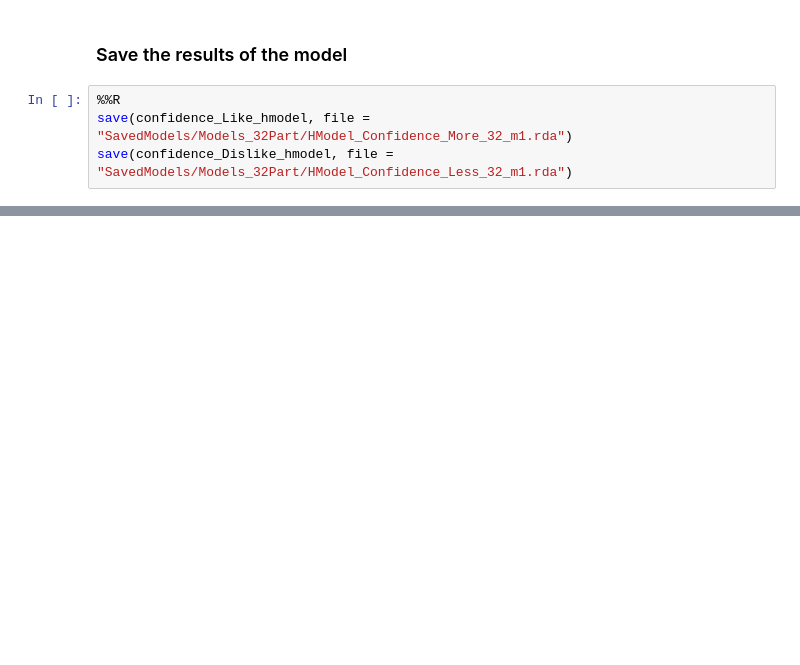
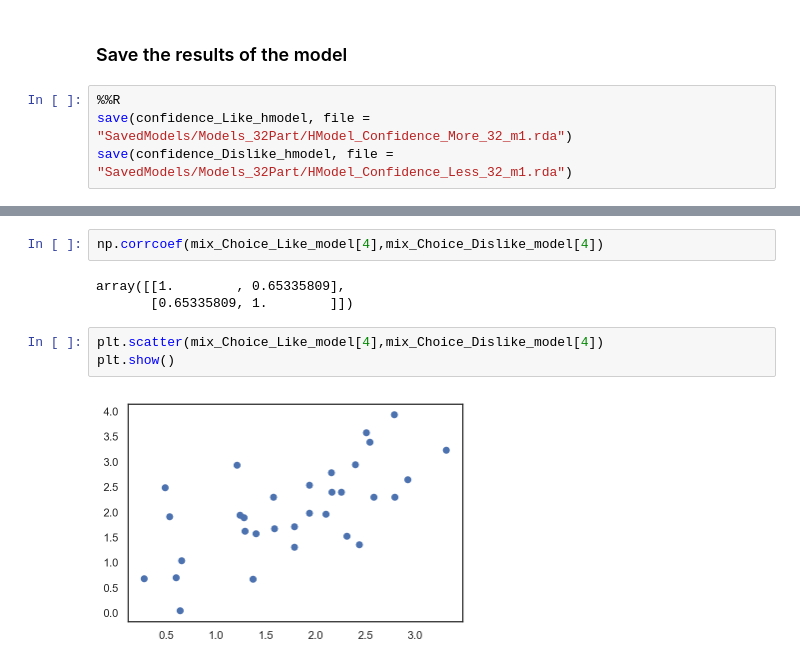
Before and after one commit to pradysepulveda/PF2019, a Jupyter notebook: PF2019_RegressionModelsT-test.ipynb, the cells around one changed output, grey strips where cells are left out. Cells and saved outputs as stored; diff of their text form; blank space fills up the shorter version.

```diff
--- a/PF2019_RegressionModelsT-test.ipynb
+++ b/PF2019_RegressionModelsT-test.ipynb
@@ -887,0 +978,10 @@ save(confidence_Dislike_hmodel, file = "SavedModels/Models_32Part/HModel_Confide
+# %%
+np.corrcoef(mix_Choice_Like_model[4],mix_Choice_Dislike_model[4])
+# %% [output]
+array([[1.        , 0.65335809],
+       [0.65335809, 1.        ]])
+# %%
+plt.scatter(mix_Choice_Like_model[4],mix_Choice_Dislike_model[4])
+plt.show()
+# %% [output]
+[figure, added]
```
Also changed, not shown: parts of 17 cells of this notebook, 8 other files.
